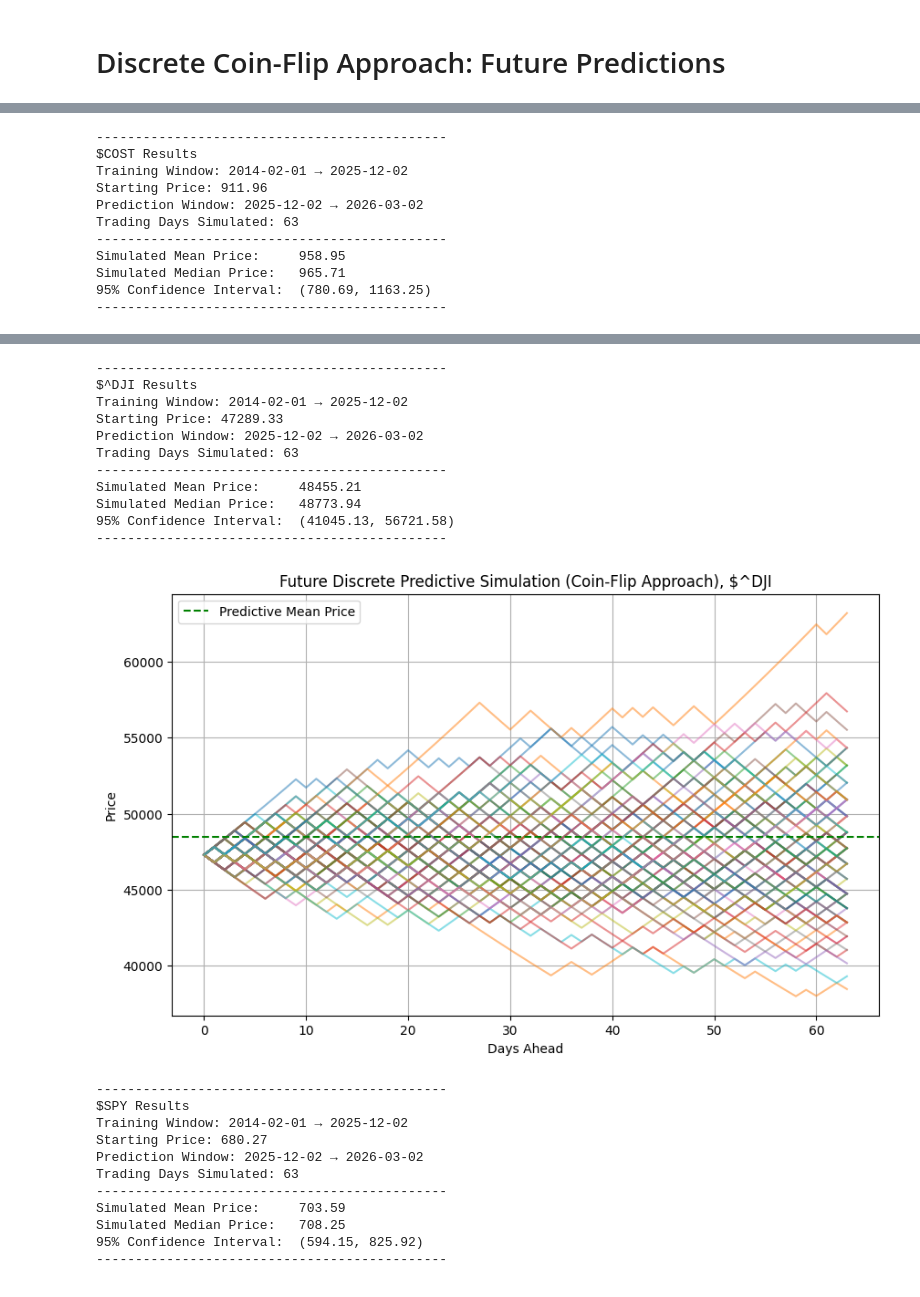
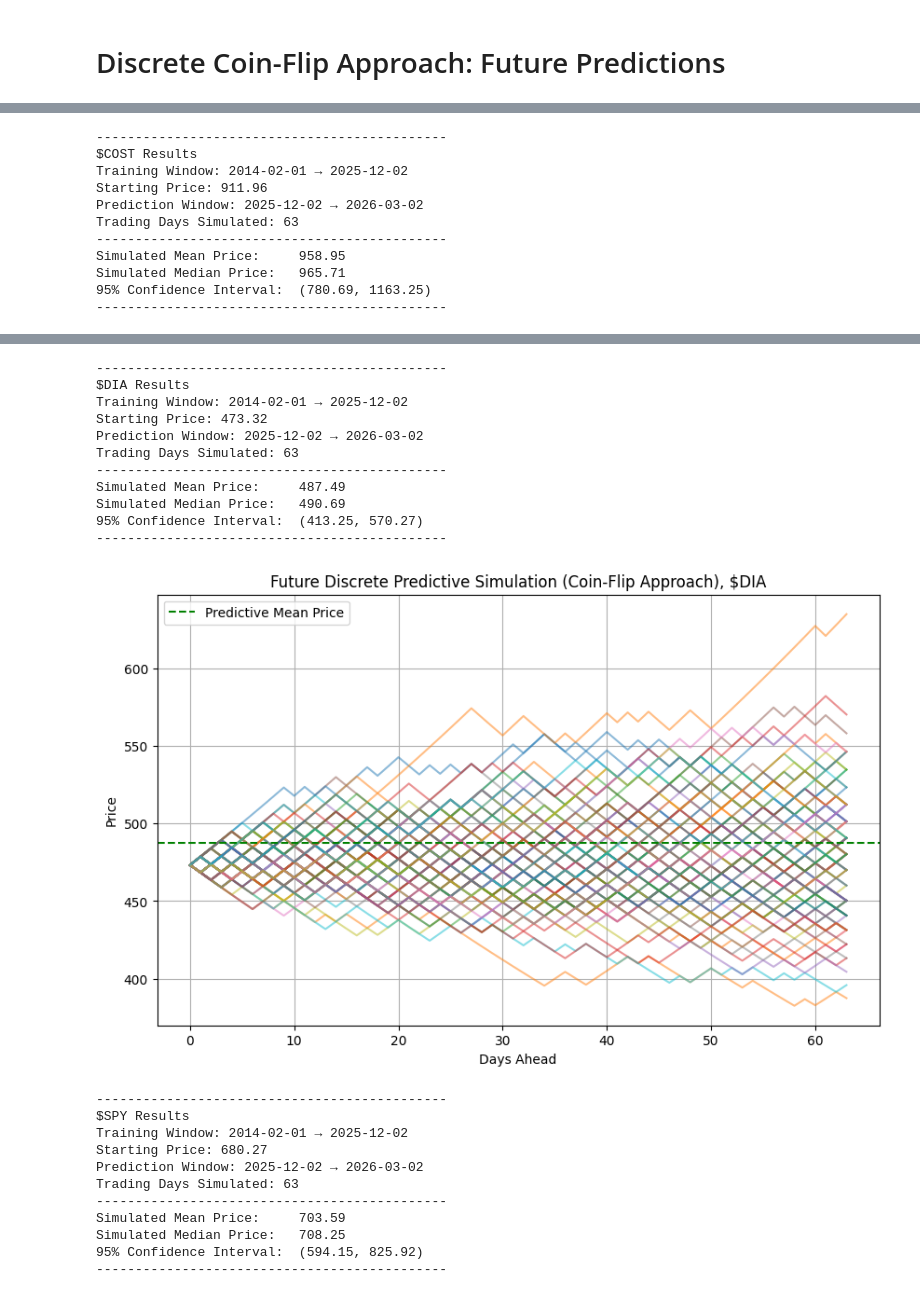
Before and after one commit to raihann1/Monte-Carlo-Stock-Pricing, a Jupyter notebook: sim_prices.ipynb, the cells around one changed output, grey strips where cells are left out. Saved outputs shown, nothing was run; the diff lists cells and outputs as text; code cells hidden in the pictures.

```diff
--- a/sim_prices.ipynb
+++ b/sim_prices.ipynb
@@ -9,7 +9,7 @@ import pandas as pd
 import yfinance as yf
 import matplotlib.pyplot as plt
 
-tickers = ["NVDA", "COST", "^DJI", "SPY", "RBLX"]
+tickers = ["NVDA", "COST", "DIA", "SPY", "RBLX"]
 all_params = {}
 # Historical training window
 train_start = "2014-02-01"
@@ -187,7 +187,7 @@ Simulated Median Price:   113.02
 # %% [markdown]
 # Discrete Coin-Flip Approach: Future Predictions
 # %%
-tickers = ["NVDA", "COST", "^DJI", "SPY", "RBLX"]
+tickers = ["NVDA", "COST", "DIA", "SPY", "RBLX"]
 all_params = {}
 # Historical training window
 train_start = "2014-02-01"
@@ -277,39 +277,39 @@ for ticker in tickers:
 ---------------------------------------------
 $NVDA Results
 Training Window: 2014-02-01 → 2025-12-02
 Starting Price: 179.91
 Prediction Window: 2025-12-02 → 2026-03-02
 Trading Days Simulated: 63
 ---------------------------------------------
 Simulated Mean Price:     205.44
 Simulated Median Price:   205.53
 95% Confidence Interval:  (127.99, 311.08)
 ---------------------------------------------
 [figure]
 ---------------------------------------------
 $COST Results
 Training Window: 2014-02-01 → 2025-12-02
 Starting Price: 911.96
 Prediction Window: 2025-12-02 → 2026-03-02
 Trading Days Simulated: 63
 ---------------------------------------------
 Simulated Mean Price:     958.95
 Simulated Median Price:   965.71
 95% Confidence Interval:  (780.69, 1163.25)
 ---------------------------------------------
 [figure]
 ---------------------------------------------
-$^DJI Results
+$DIA Results
 Training Window: 2014-02-01 → 2025-12-02
-Starting Price: 47289.33
+Starting Price: 473.32
 Prediction Window: 2025-12-02 → 2026-03-02
 Trading Days Simulated: 63
 ---------------------------------------------
-Simulated Mean Price:     48455.21
-Simulated Median Price:   48773.94
-95% Confidence Interval:  (41045.13, 56721.58)
+Simulated Mean Price:     487.49
+Simulated Median Price:   490.69
+95% Confidence Interval:  (413.25, 570.27)
 ---------------------------------------------
-[figure, old version]
+[figure, new version]
 ---------------------------------------------
 $SPY Results
 Training Window: 2014-02-01 → 2025-12-02
```
Also changed, not shown: parts of 1 cell of this notebook.
